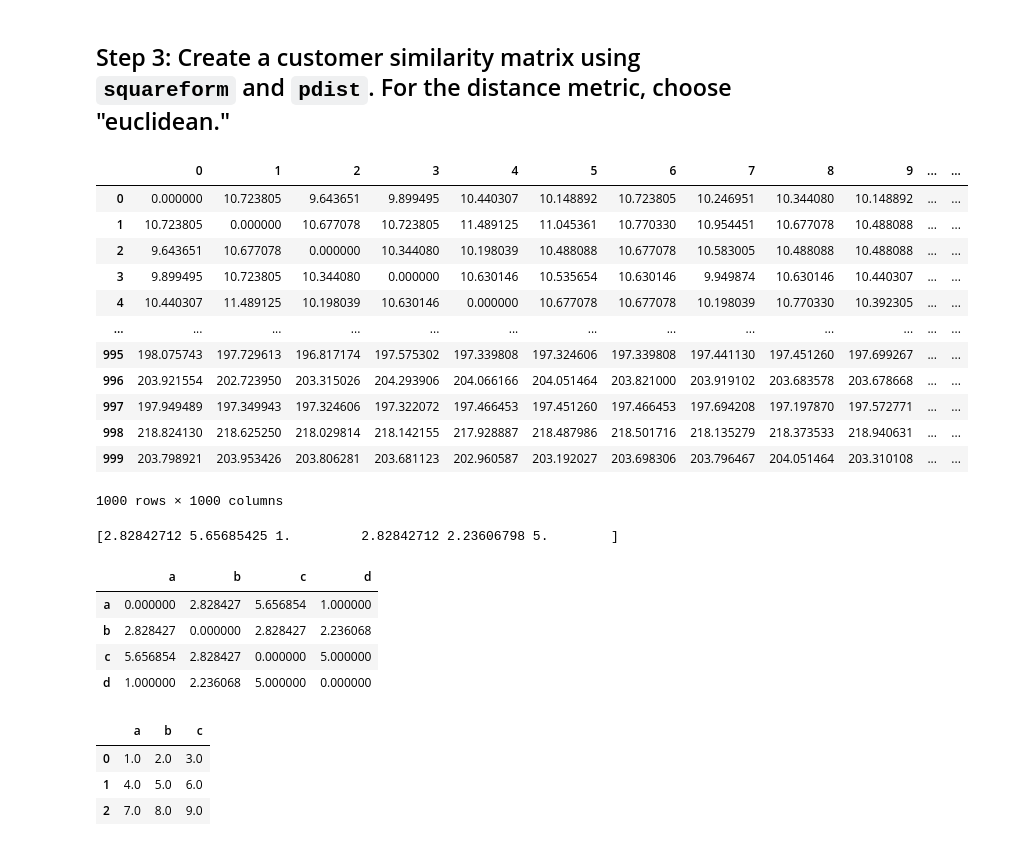
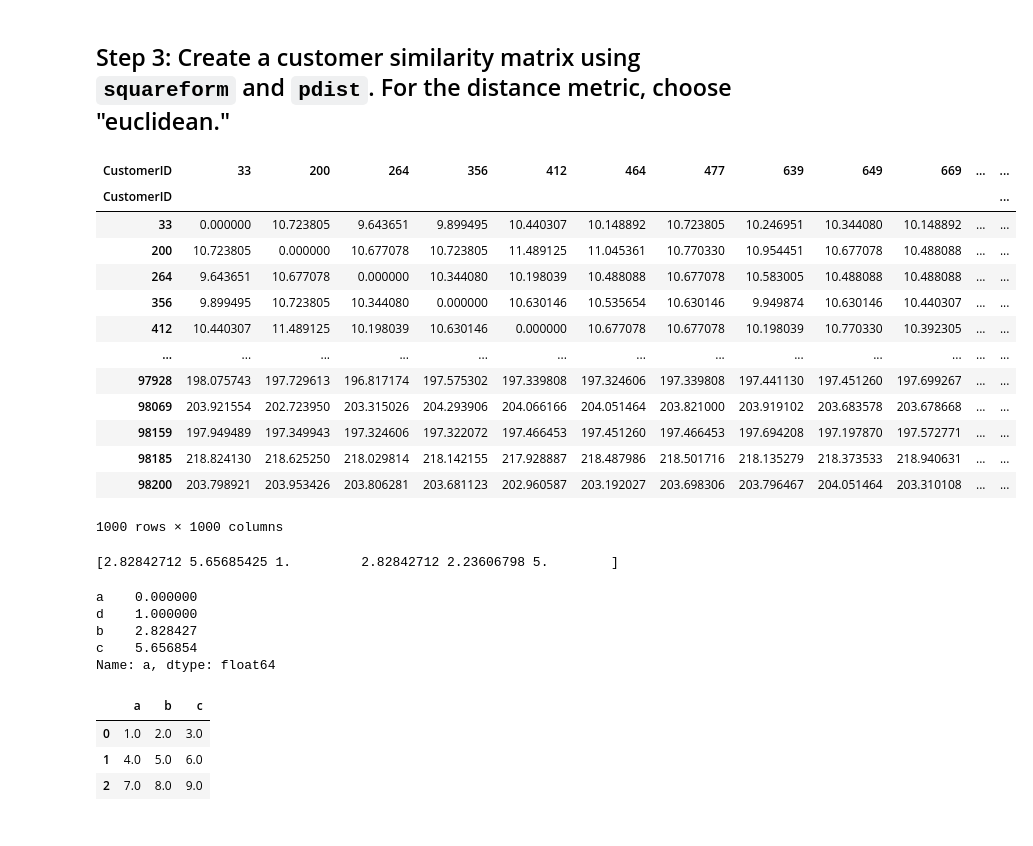
Before and after one commit to nicolas2192/dataptmad1019, a Jupyter notebook: module-2/lab-intro-recommender-systems/your-code/main.ipynb, the cells around one changed output. Cells and saved outputs as stored; diff of their text form; code cells hidden in the pictures.

```diff
--- a/module-2/lab-intro-recommender-systems/your-code/main.ipynb
+++ b/module-2/lab-intro-recommender-systems/your-code/main.ipynb
@@ -61,38 +61,38 @@ customer_product.head()
 # %% [markdown]
 ## Step 3: Create a customer similarity matrix using `squareform` and `pdist`. For the distance metric, choose "euclidean."
 # %%
-similarity_matrix = pd.DataFrame(squareform(pdist(customer_product)))
+similarity_matrix = pd.DataFrame(squareform(pdist(customer_product)), index=customer_product.index, columns=customer_product.index)
+# similarity_matrix[33].sort_values().head(6)
 similarity_matrix
 # %% [output]
-|  | 0 | 1 | 2 | 3 | 4 | 5 | 6 | 7 | 8 | 9 | ... | ... |
-| 0 | 0.000000 | 10.723805 | 9.643651 | 9.899495 | 10.440307 | 10.148892 | 10.723805 | 10.246951 | 10.344080 | 10.148892 | ... | ... |
-| 1 | 10.723805 | 0.000000 | 10.677078 | 10.723805 | 11.489125 | 11.045361 | 10.770330 | 10.954451 | 10.677078 | 10.488088 | ... | ... |
-| 2 | 9.643651 | 10.677078 | 0.000000 | 10.344080 | 10.198039 | 10.488088 | 10.677078 | 10.583005 | 10.488088 | 10.488088 | ... | ... |
-| 3 | 9.899495 | 10.723805 | 10.344080 | 0.000000 | 10.630146 | 10.535654 | 10.630146 | 9.949874 | 10.630146 | 10.440307 | ... | ... |
-| 4 | 10.440307 | 11.489125 | 10.198039 | 10.630146 | 0.000000 | 10.677078 | 10.677078 | 10.198039 | 10.770330 | 10.392305 | ... | ... |
+| CustomerID | 33 | 200 | 264 | 356 | 412 | 464 | 477 | 639 | 649 | 669 | ... | ... |
+| CustomerID |  |  |  |  |  |  |  |  |  |  |  | ... |
+| 33 | 0.000000 | 10.723805 | 9.643651 | 9.899495 | 10.440307 | 10.148892 | 10.723805 | 10.246951 | 10.344080 | 10.148892 | ... | ... |
+| 200 | 10.723805 | 0.000000 | 10.677078 | 10.723805 | 11.489125 | 11.045361 | 10.770330 | 10.954451 | 10.677078 | 10.488088 | ... | ... |
+| 264 | 9.643651 | 10.677078 | 0.000000 | 10.344080 | 10.198039 | 10.488088 | 10.677078 | 10.583005 | 10.488088 | 10.488088 | ... | ... |
+| 356 | 9.899495 | 10.723805 | 10.344080 | 0.000000 | 10.630146 | 10.535654 | 10.630146 | 9.949874 | 10.630146 | 10.440307 | ... | ... |
+| 412 | 10.440307 | 11.489125 | 10.198039 | 10.630146 | 0.000000 | 10.677078 | 10.677078 | 10.198039 | 10.770330 | 10.392305 | ... | ... |
 | ... | ... | ... | ... | ... | ... | ... | ... | ... | ... | ... | ... | ... |
-| 995 | 198.075743 | 197.729613 | 196.817174 | 197.575302 | 197.339808 | 197.324606 | 197.339808 | 197.441130 | 197.451260 | 197.699267 | ... | ... |
-| 996 | 203.921554 | 202.723950 | 203.315026 | 204.293906 | 204.066166 | 204.051464 | 203.821000 | 203.919102 | 203.683578 | 203.678668 | ... | ... |
-| 997 | 197.949489 | 197.349943 | 197.324606 | 197.322072 | 197.466453 | 197.451260 | 197.466453 | 197.694208 | 197.197870 | 197.572771 | ... | ... |
-| 998 | 218.824130 | 218.625250 | 218.029814 | 218.142155 | 217.928887 | 218.487986 | 218.501716 | 218.135279 | 218.373533 | 218.940631 | ... | ... |
-| 999 | 203.798921 | 203.953426 | 203.806281 | 203.681123 | 202.960587 | 203.192027 | 203.698306 | 203.796467 | 204.051464 | 203.310108 | ... | ... |
+| 97928 | 198.075743 | 197.729613 | 196.817174 | 197.575302 | 197.339808 | 197.324606 | 197.339808 | 197.441130 | 197.451260 | 197.699267 | ... | ... |
+| 98069 | 203.921554 | 202.723950 | 203.315026 | 204.293906 | 204.066166 | 204.051464 | 203.821000 | 203.919102 | 203.683578 | 203.678668 | ... | ... |
+| 98159 | 197.949489 | 197.349943 | 197.324606 | 197.322072 | 197.466453 | 197.451260 | 197.466453 | 197.694208 | 197.197870 | 197.572771 | ... | ... |
+| 98185 | 218.824130 | 218.625250 | 218.029814 | 218.142155 | 217.928887 | 218.487986 | 218.501716 | 218.135279 | 218.373533 | 218.940631 | ... | ... |
+| 98200 | 203.798921 | 203.953426 | 203.806281 | 203.681123 | 202.960587 | 203.192027 | 203.698306 | 203.796467 | 204.051464 | 203.310108 | ... | ... |
 1000 rows × 1000 columns
 # %%
-# WTF?
-
 #arr = np.arange(6).reshape(3,2)
 arr = [[0, 1], [2, 3], [4, 5], [1, 1]]
 squareform(pdist(arr))
 print(pdist(arr))
 sqrdf = pd.DataFrame(squareform(pdist(arr)), index=("a","b","c","d"), columns=("a","b","c","d"))
-sqrdf
+sqrdf["a"].sort_values()
 # %% [output]
 [2.82842712 5.65685425 1.         2.82842712 2.23606798 5.        ]
-|  | a | b | c | d |
-| a | 0.000000 | 2.828427 | 5.656854 | 1.000000 |
-| b | 2.828427 | 0.000000 | 2.828427 | 2.236068 |
-| c | 5.656854 | 2.828427 | 0.000000 | 5.000000 |
-| d | 1.000000 | 2.236068 | 5.000000 | 0.000000 |
+a    0.000000
+d    1.000000
+b    2.828427
+c    5.656854
+Name: a, dtype: float64
 # %%
 test = pd.DataFrame([[1.0,2.0,3.0],[4,5,6],[7,8,9]], columns=["a","b","c"])
 test
```
Also changed, not shown: parts of 5 cells of this notebook.
